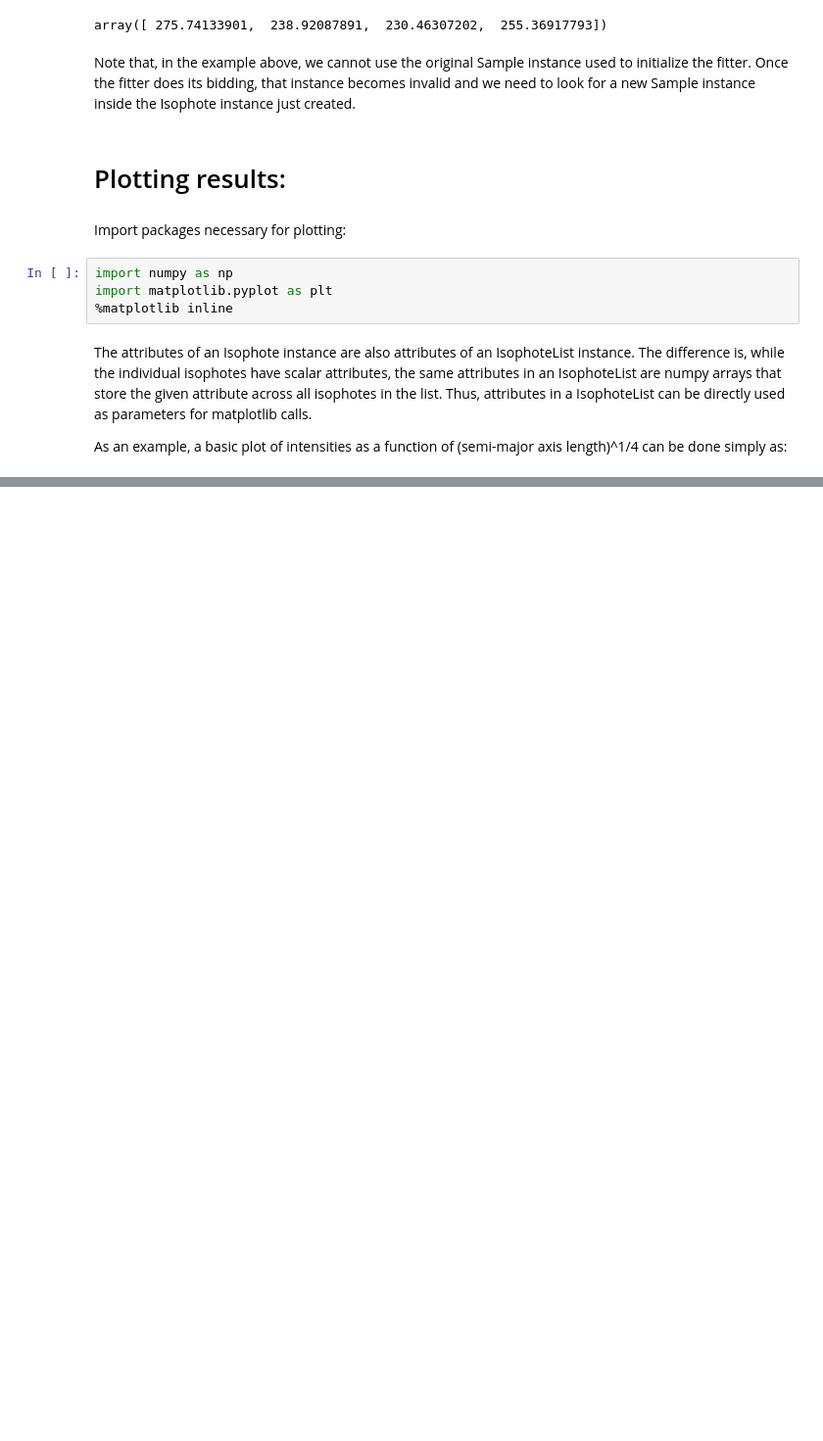
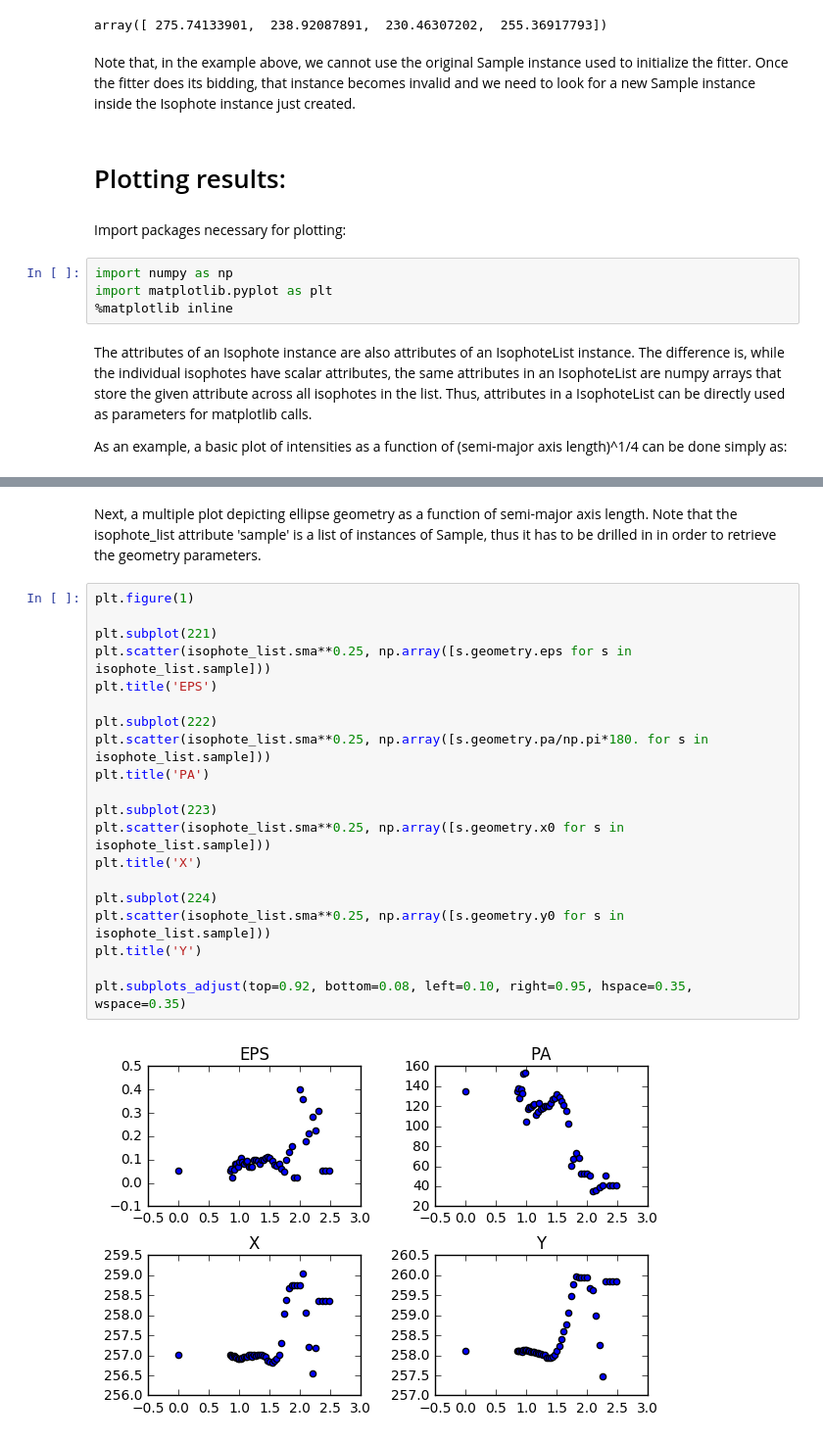
Before and after one commit to ibusko/isophote, a Jupyter notebook: docs/notebooks/example1.ipynb, the cells around one changed output, grey strips where cells are left out. Shown at 98% size. Cells and saved outputs as stored; diff of their text form; blank space fills up the shorter version.

```diff
--- a/docs/notebooks/example1.ipynb
+++ b/docs/notebooks/example1.ipynb
@@ -157,0 +165,24 @@ plt.show()
+# %% [markdown]
+Next, a multiple plot depicting ellipse geometry as a function of semi-major axis length. Note that the isophote_list attribute 'sample' is a list of instances of Sample, thus it has to be drilled in in order to retrieve the geometry parameters.
+# %%
+plt.figure(1)
+
+plt.subplot(221)
+plt.scatter(isophote_list.sma**0.25, np.array([s.geometry.eps for s in isophote_list.sample]))
+plt.title('EPS')
+
+plt.subplot(222)
+plt.scatter(isophote_list.sma**0.25, np.array([s.geometry.pa/np.pi*180. for s in isophote_list.sample]))
+plt.title('PA')
+
+plt.subplot(223)
+plt.scatter(isophote_list.sma**0.25, np.array([s.geometry.x0 for s in isophote_list.sample]))
+plt.title('X')
+
+plt.subplot(224)
+plt.scatter(isophote_list.sma**0.25, np.array([s.geometry.y0 for s in isophote_list.sample]))
+plt.title('Y')
+
+plt.subplots_adjust(top=0.92, bottom=0.08, left=0.10, right=0.95, hspace=0.35, wspace=0.35)
+# %% [output]
+[figure, added]
```
Also changed, not shown: parts of 9 cells of this notebook, 6 other files.
